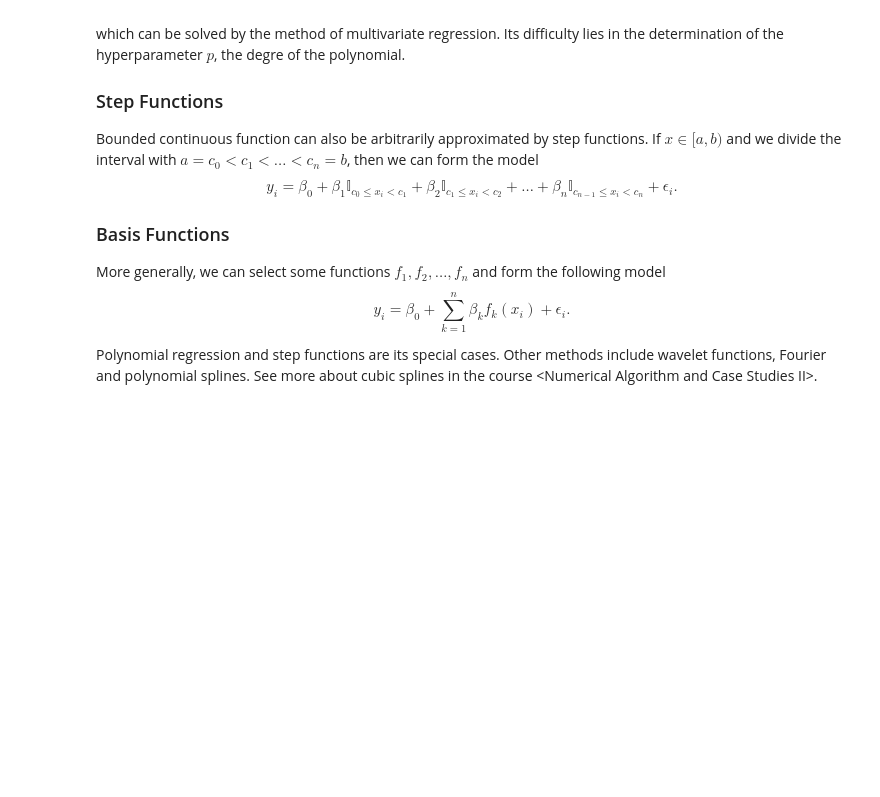
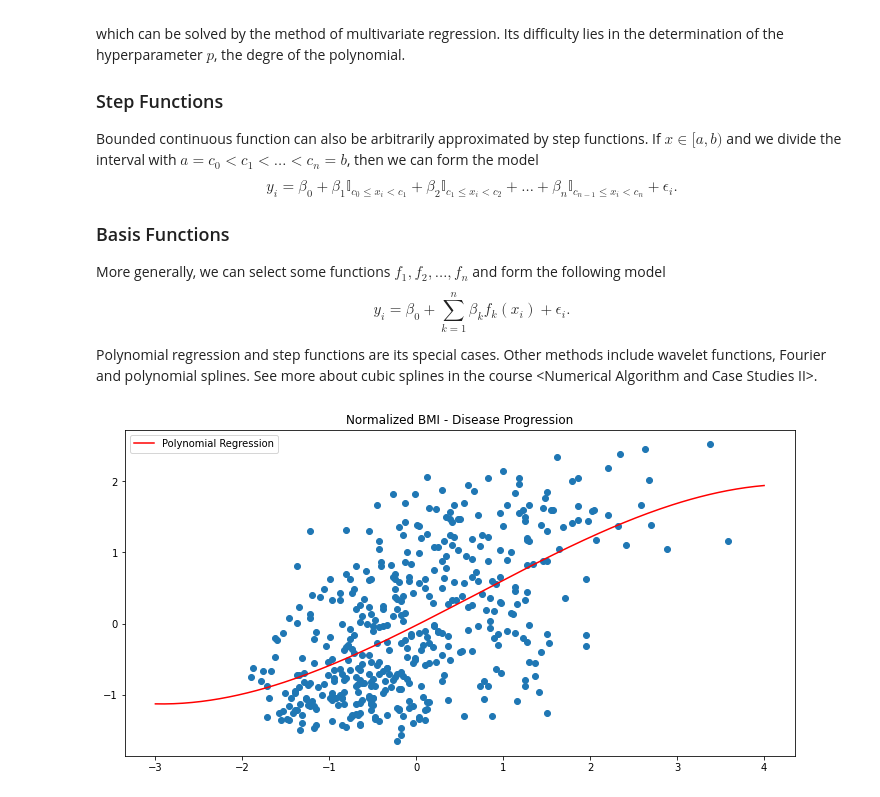
Before and after one commit to ForeverHaibara/Fudan-Courses, a Jupyter notebook: 高级回归分析/08 Moving Beyond Nonlinearity and Nonparametric Regression.ipynb, the cells around one changed output. Cells and saved outputs as stored; diff of their text form; code cells hidden in the pictures; blank space fills up the shorter version.

```diff
--- a/高级回归分析/08 Moving Beyond Nonlinearity and Nonparametric Regression.ipynb
+++ b/高级回归分析/08 Moving Beyond Nonlinearity and Nonparametric Regression.ipynb
@@ -33,3 +33,30 @@ More generally, we can select some functions $f_1,f_2,\dotsc,f_n$ and form the f
 $$y_i = \beta_0+\sum_{k=1}^n\beta_k f_k(x_i)+\epsilon_i.$$
 
 Polynomial regression and step functions are its special cases. Other methods include wavelet functions, Fourier and polynomial splines. See more about cubic splines in the course \<Numerical Algorithm and Case Studies II>.
+# %%
+from matplotlib import pyplot as plt
+import numpy as np
+from sklearn.datasets import load_diabetes
+data = load_diabetes()
+column = 2
+x, y = data['data'][:,column], data['target']
+x, y = (x - x.mean()) / (x.var() ** .5), (y - y.mean()) / (y.var() ** .5)
+
+def PolyFit(x, X, Y, p = 1):
+    """Fit a polynomial with degree = `p` on 1D data `(X,Y)` and predict on `x`."""
+    expansion = lambda t: np.concatenate([t**i for i in range(p + 1)]).reshape((p+1, -1)).T
+    x, X = expansion(x), expansion(X)
+    beta = np.linalg.solve(X.T @ X, X.T @ y)
+    return x @ beta
+
+x2 = np.linspace(-3, 4, 200)
+y2 = PolyFit(x2, x, y, p = 3)
+
+plt.figure(figsize = (12, 6))
+plt.scatter(x, y)
+plt.plot(x2, y2, c = 'r')
+plt.title('Normalized %s - %s'%(data['feature_names'][column].upper(), 'Disease Progression'))
+plt.legend(['Polynomial Regression'])
+plt.show()
+# %% [output]
+[figure, added]
```
Also changed, not shown: parts of 7 cells of this notebook, 4 other files.
